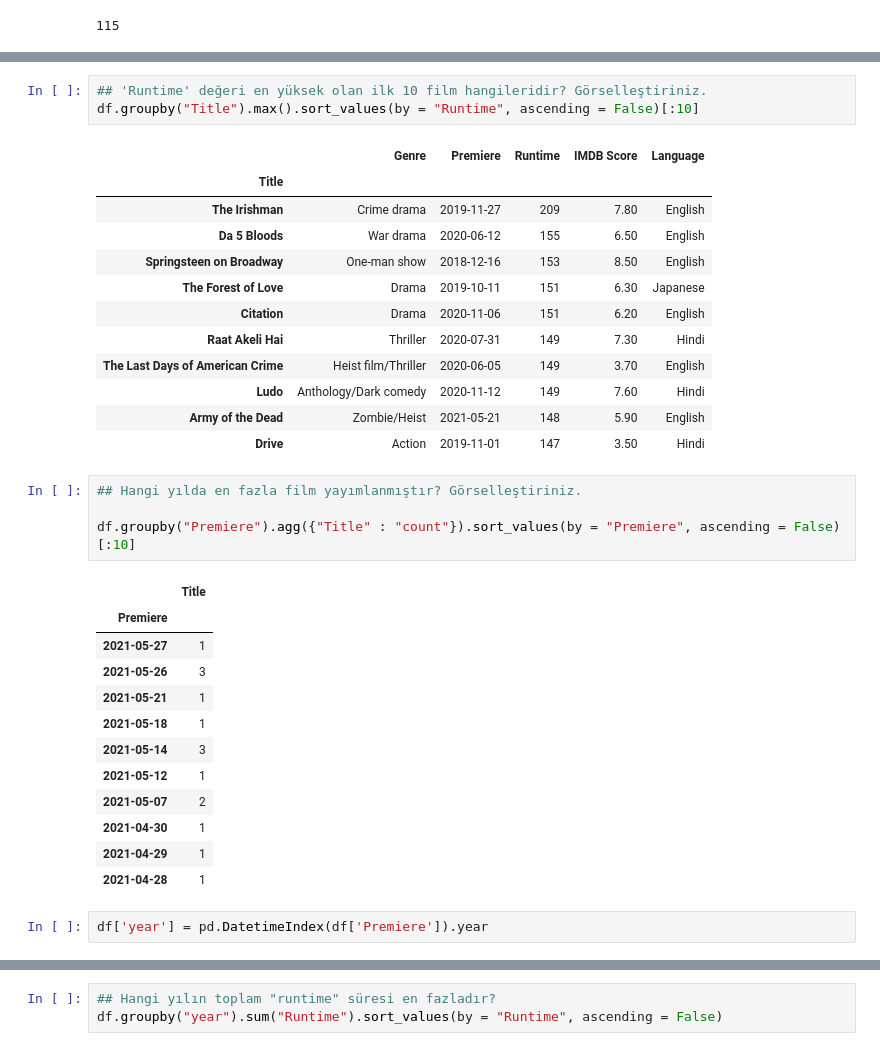
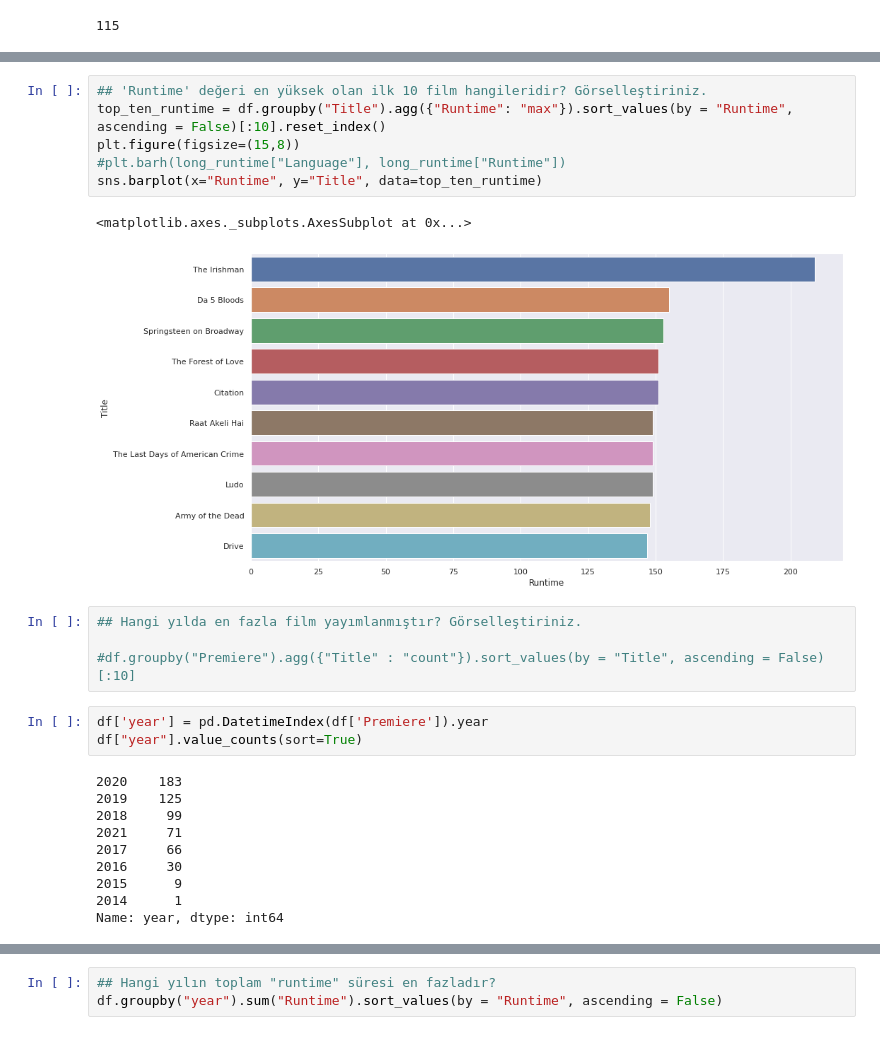
Before and after one commit to CanKemaloglu/GlobalAiHubProjects, a Jupyter notebook: Proje2_GlobalAIHub.ipynb, the cells around one changed output, grey strips where cells are left out. Cells and saved outputs as stored; diff of their text form.

```diff
--- a/Proje2_GlobalAIHub.ipynb
+++ b/Proje2_GlobalAIHub.ipynb
@@ -246,35 +244,26 @@ df.groupby("Genre").max().sort_values(by = "IMDB Score", ascending = False)[:10]
 # %%
 ## 'Runtime' değeri en yüksek olan ilk 10 film hangileridir? Görselleştiriniz.
-df.groupby("Title").max().sort_values(by = "Runtime", ascending = False)[:10]
+top_ten_runtime = df.groupby("Title").agg({"Runtime": "max"}).sort_values(by = "Runtime", ascending = False)[:10].reset_index()
+plt.figure(figsize=(15,8))
+#plt.barh(long_runtime["Language"], long_runtime["Runtime"])
+sns.barplot(x="Runtime", y="Title", data=top_ten_runtime)
 # %% [output]
-|  | Genre | Premiere | Runtime | IMDB Score | Language |
-| Title |  |  |  |  |  |
-| The Irishman | Crime drama | 2019-11-27 | 209 | 7.80 | English |
-| Da 5 Bloods | War drama | 2020-06-12 | 155 | 6.50 | English |
-| Springsteen on Broadway | One-man show | 2018-12-16 | 153 | 8.50 | English |
-| The Forest of Love | Drama | 2019-10-11 | 151 | 6.30 | Japanese |
-| Citation | Drama | 2020-11-06 | 151 | 6.20 | English |
-| Raat Akeli Hai | Thriller | 2020-07-31 | 149 | 7.30 | Hindi |
-| The Last Days of American Crime | Heist film/Thriller | 2020-06-05 | 149 | 3.70 | English |
-| Ludo | Anthology/Dark comedy | 2020-11-12 | 149 | 7.60 | Hindi |
-| Army of the Dead | Zombie/Heist | 2021-05-21 | 148 | 5.90 | English |
-| Drive | Action | 2019-11-01 | 147 | 3.50 | Hindi |
+<matplotlib.axes._subplots.AxesSubplot at 0x...>
+[figure, added]
 # %%
 ## Hangi yılda en fazla film yayımlanmıştır? Görselleştiriniz.
 
-df.groupby("Premiere").agg({"Title" : "count"}).sort_values(by = "Premiere", ascending = False)[:10]
+#df.groupby("Premiere").agg({"Title" : "count"}).sort_values(by = "Title", ascending = False)[:10]
-# %% [output]
-|  | Title |
-| Premiere |  |
-| 2021-05-27 | 1 |
-| 2021-05-26 | 3 |
-| 2021-05-21 | 1 |
-| 2021-05-18 | 1 |
-| 2021-05-14 | 3 |
-| 2021-05-12 | 1 |
-| 2021-05-07 | 2 |
-| 2021-04-30 | 1 |
-| 2021-04-29 | 1 |
-| 2021-04-28 | 1 |
 # %%
 df['year'] = pd.DatetimeIndex(df['Premiere']).year
+df["year"].value_counts(sort=True)
+# %% [output]
+2020    183
+2019    125
+2018     99
+2021     71
+2017     66
+2016     30
+2015      9
+2014      1
+Name: year, dtype: int64
```
Also changed, not shown: parts of 15 cells of this notebook.
